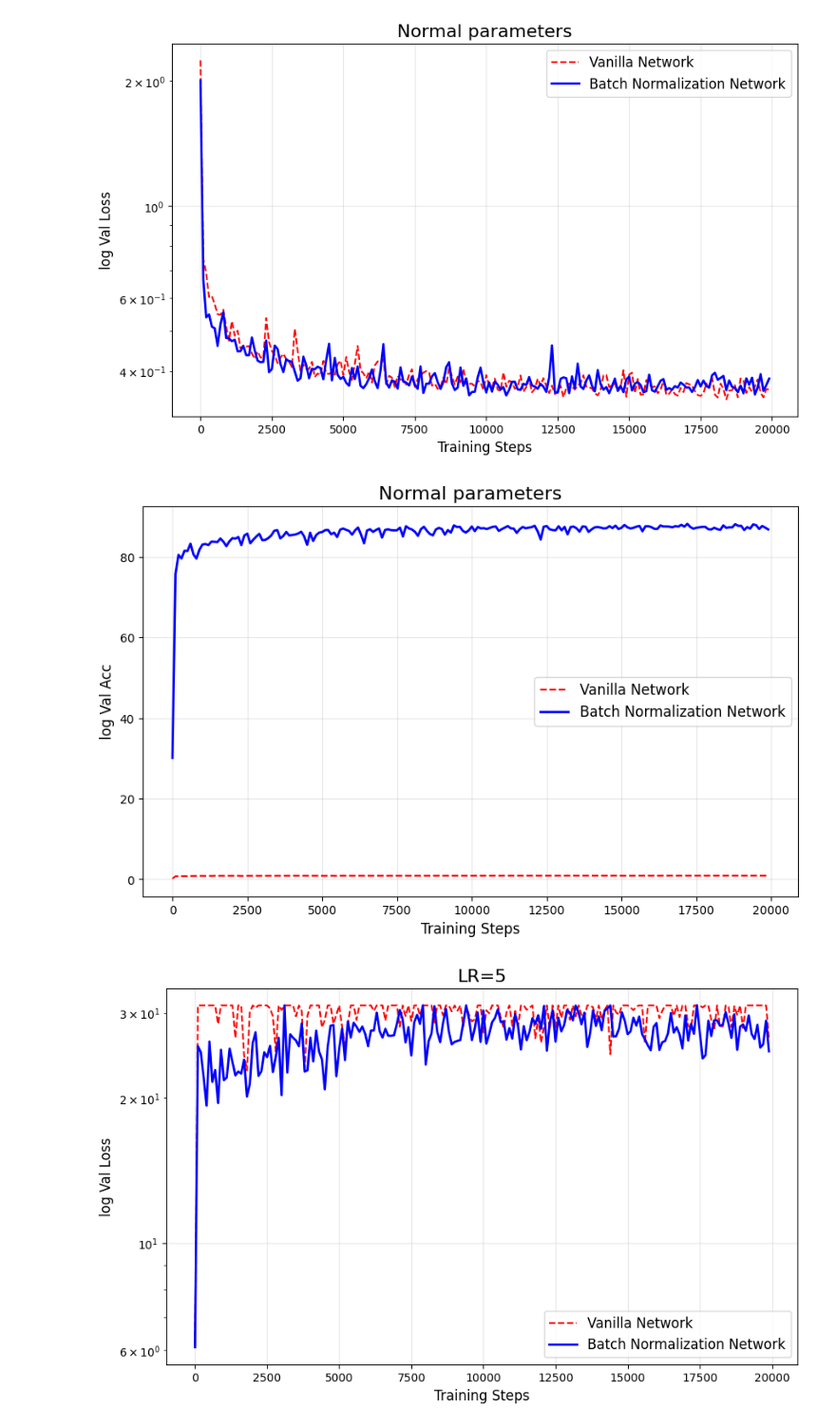
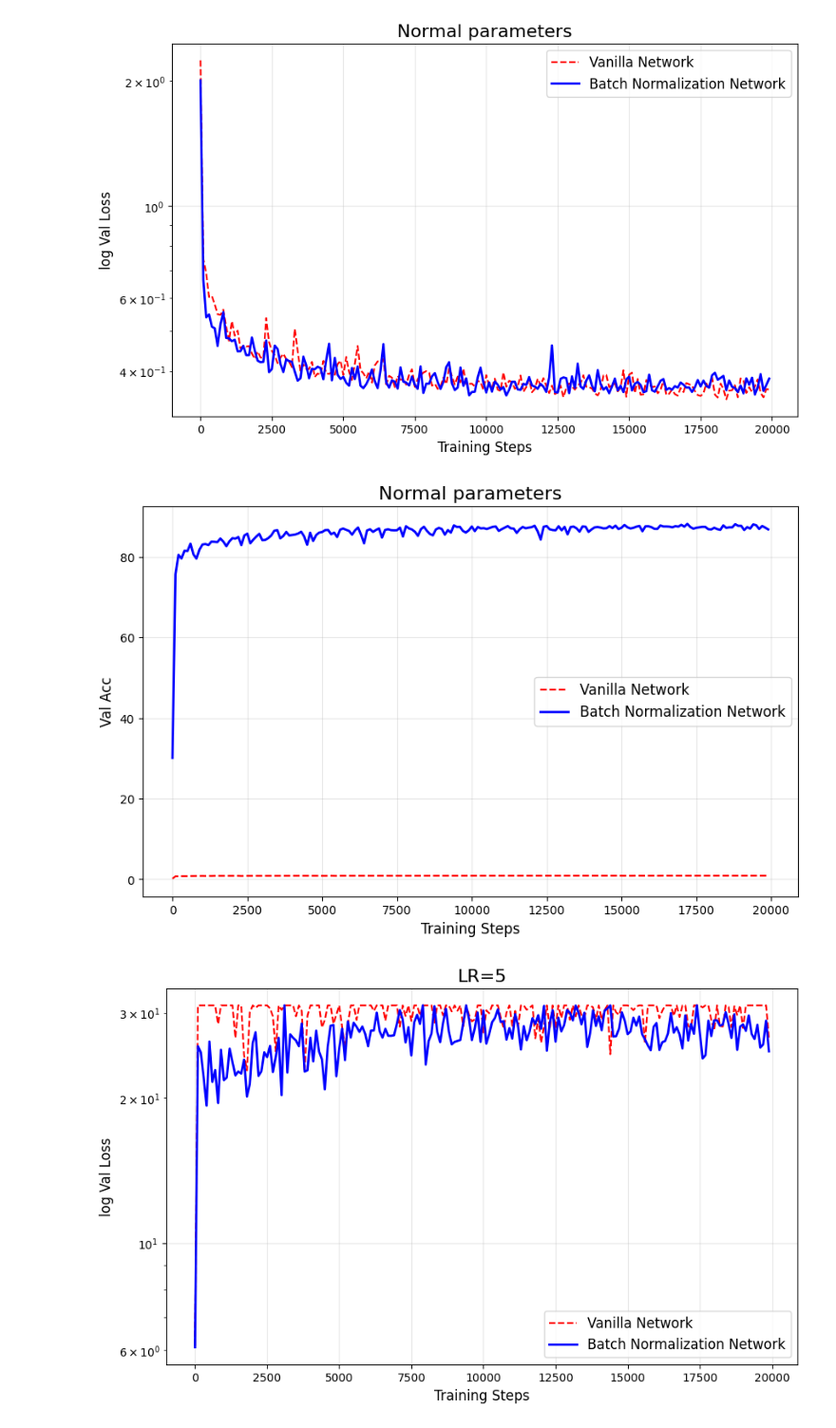
Before and after one commit to Adieltheanalyst/relearning_ml_materials, a Jupyter notebook: testing_batchnormalization.ipynb, the cells around one changed output. Shown at 95% size. Saved outputs shown, nothing was run; the diff lists cells and outputs as text; code cells hidden in the pictures.

```diff
--- a/testing_batchnormalization.ipynb
+++ b/testing_batchnormalization.ipynb
@@ -155,7 +155,7 @@ def training_vanilla(lr,batch_size=32,steps=20000,initialization=0.1):
 
             val_preds=np.argmax(A3_val,axis=1)
             val_true=np.argmax(y_val,axis=1)
-            val_acc=np.mean(val_preds == val_true)
+            val_acc=np.mean(val_preds == val_true) *100
 
             # print(f"Step {step:5d} | Train Loss: {loss:.4f} | Val loss {val_loss:.4f}")
             history["steps"].append(step)
@@ -435,13 +430,13 @@ plot_experiments(steps_vanilla=normal_vanilla_history["steps"]
 # %%
 plot_experiments(steps_vanilla=normal_vanilla_history["steps"]
                  ,val_loss_or_acc_van=normal_vanilla_history["val_acc"],
                  steps_bn=normal_bn_history["steps"],
                  val_loss_acc_bn=normal_bn_history["val_acc"],
                  title="Normal parameters",
-                 ylabel="log Val Acc"
+                 ylabel="Val Acc"
                  ,log=False)
 # %% [output]
-[figure, old version]
+[figure, new version]
 # %%
 plot_experiments(steps_vanilla=big_lr_vanilla_history["steps"]
                  ,val_loss_or_acc_van=big_lr_vanilla_history["val_loss"],
```
Also changed, not shown: parts of 1 cell of this notebook.
